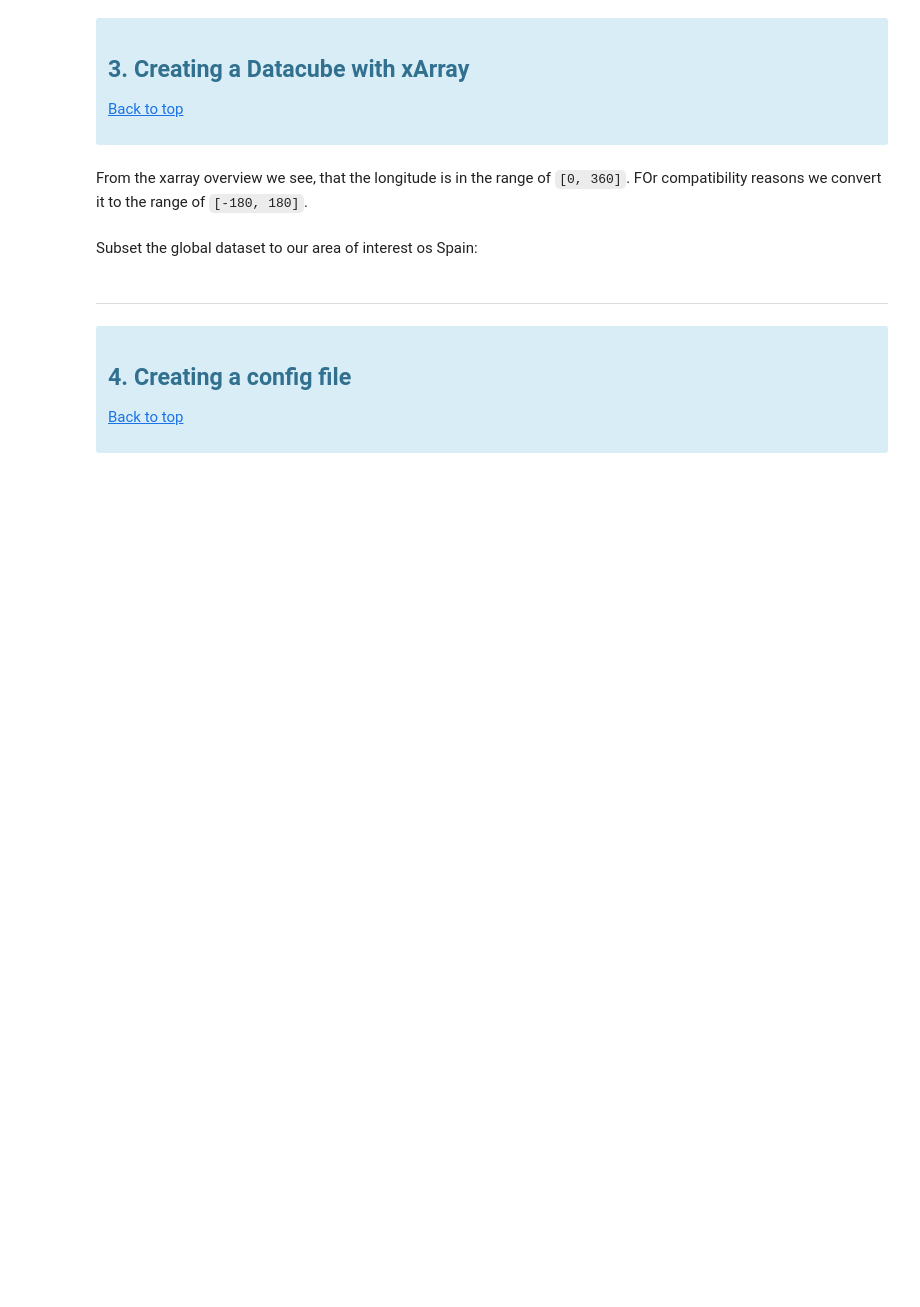
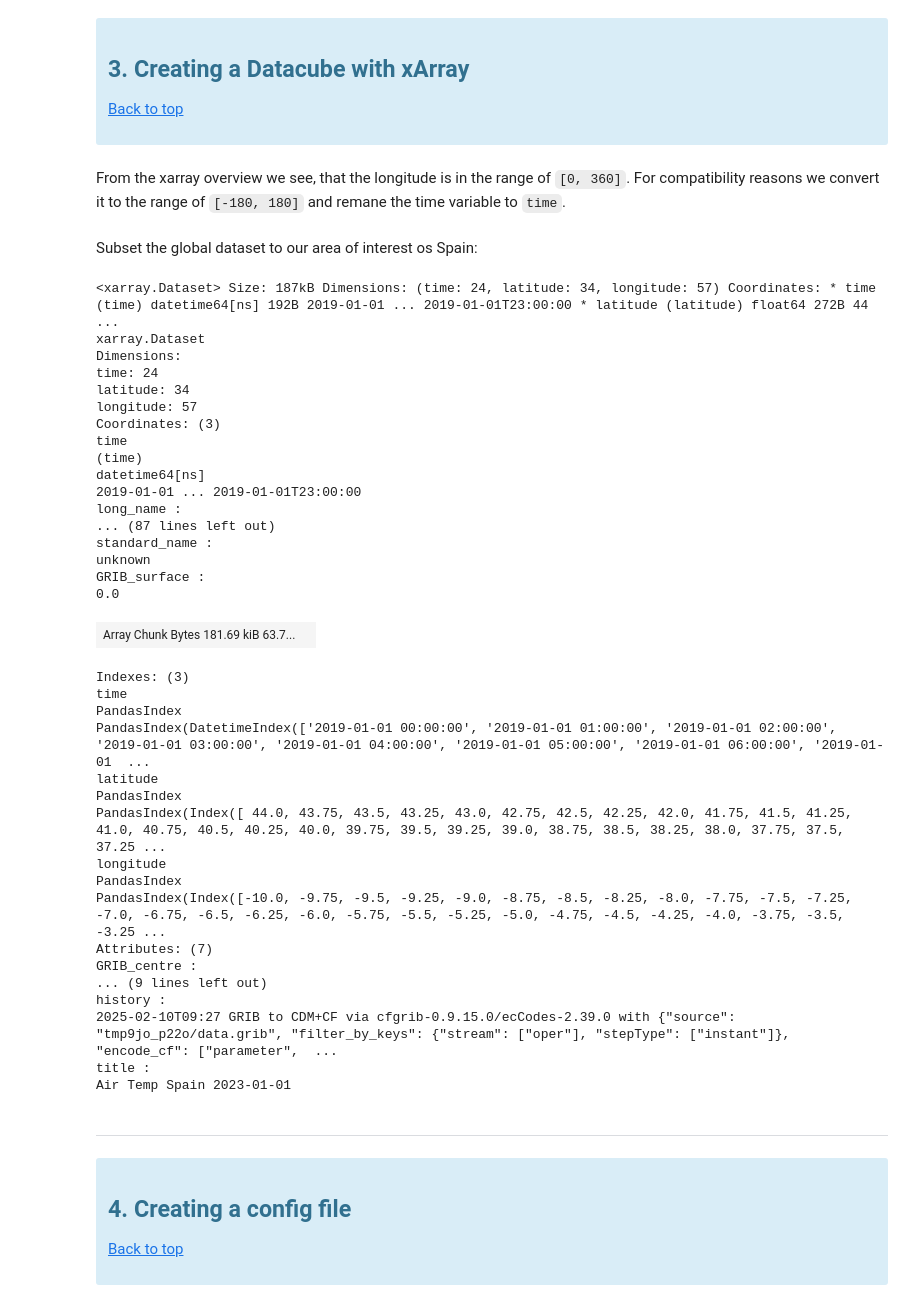
Before and after one commit to wekeo/wekeo4data, a Jupyter notebook: wekeo-xcube/01_xcubeViewer_JH_create_and_visualize_data_cube.ipynb, the cells around one changed output. Cells and saved outputs as stored; diff of their text form; code cells hidden in the pictures; blank space fills up the shorter version.

```diff
--- a/wekeo-xcube/01_xcubeViewer_JH_create_and_visualize_data_cube.ipynb
+++ b/wekeo-xcube/01_xcubeViewer_JH_create_and_visualize_data_cube.ipynb
@@ -162,15 +181,55 @@ history :
 
 </div>
 # %% [markdown]
-From the xarray overview we see, that the longitude is in the range of `[0, 360]`. FOr compatibility reasons we convert it to the range of `[-180, 180]`.
+From the xarray overview we see, that the longitude is in the range of `[0, 360]`. For compatibility reasons we convert it to the range of `[-180, 180]` and remane the time variable to `time`.
 # %%
 era5_ds.coords['longitude'] = (era5_ds.coords['longitude'] + 180) % 360 - 180
+era5_ds = era5_ds.rename({"valid_time": "time"})
+era5_ds = era5_ds.drop_vars(["number", "expver"])
 era5_ds_reshaped = era5_ds.sortby(era5_ds.longitude)
 # %% [markdown]
 Subset the global dataset to our area of interest os Spain:
 # %%
 spain_era5 = era5_ds_reshaped.sel( latitude=slice(44.1, 35.6), longitude = slice(-10, 4))[['t2m']]
 spain_era5.attrs["title"] = "Air Temp Spain 2023-01-01"
+# %%
+spain_era5
+# %% [output]
+<xarray.Dataset> Size: 187kB Dimensions: (time: 24, latitude: 34, longitude: 57) Coordinates: * time (time) datetime64[ns] 192B 2019-01-01 ... 2019-01-01T23:00:00 * latitude (latitude) float64 272B 44 ...
+xarray.Dataset
+Dimensions:
+time: 24
+latitude: 34
+longitude: 57
+Coordinates: (3)
+time
+(time)
+datetime64[ns]
+2019-01-01 ... 2019-01-01T23:00:00
+long_name :
+... (87 lines left out)
+standard_name :
+unknown
+GRIB_surface :
+0.0
+| Array Chunk Bytes 181.69 kiB 63.7... |  |
+Indexes: (3)
+time
+PandasIndex
+PandasIndex(DatetimeIndex(['2019-01-01 00:00:00', '2019-01-01 01:00:00', '2019-01-01 02:00:00', '2019-01-01 03:00:00', '2019-01-01 04:00:00', '2019-01-01 05:00:00', '2019-01-01 06:00:00', '2019-01-01  ...
+latitude
+PandasIndex
+PandasIndex(Index([ 44.0, 43.75, 43.5, 43.25, 43.0, 42.75, 42.5, 42.25, 42.0, 41.75, 41.5, 41.25, 41.0, 40.75, 40.5, 40.25, 40.0, 39.75, 39.5, 39.25, 39.0, 38.75, 38.5, 38.25, 38.0, 37.75, 37.5, 37.25 ...
+longitude
+PandasIndex
+PandasIndex(Index([-10.0, -9.75, -9.5, -9.25, -9.0, -8.75, -8.5, -8.25, -8.0, -7.75, -7.5, -7.25, -7.0, -6.75, -6.5, -6.25, -6.0, -5.75, -5.5, -5.25, -5.0, -4.75, -4.5, -4.25, -4.0, -3.75, -3.5, -3.25 ...
+Attributes: (7)
+GRIB_centre :
+... (9 lines left out)
+history :
+2025-02-10T09:27 GRIB to CDM+CF via cfgrib-0.9.15.0/ecCodes-2.39.0 with {"source": "tmp9jo_p22o/data.grib", "filter_by_keys": {"stream": ["oper"], "stepType": ["instant"]}, "encode_cf": ["parameter",  ...
+title :
+Air Temp Spain 2023-01-01
 # %% [markdown]
 <hr>
 <div class="alert alert-info" role="alert">
```
Also changed, not shown: parts of 10 cells of this notebook.
